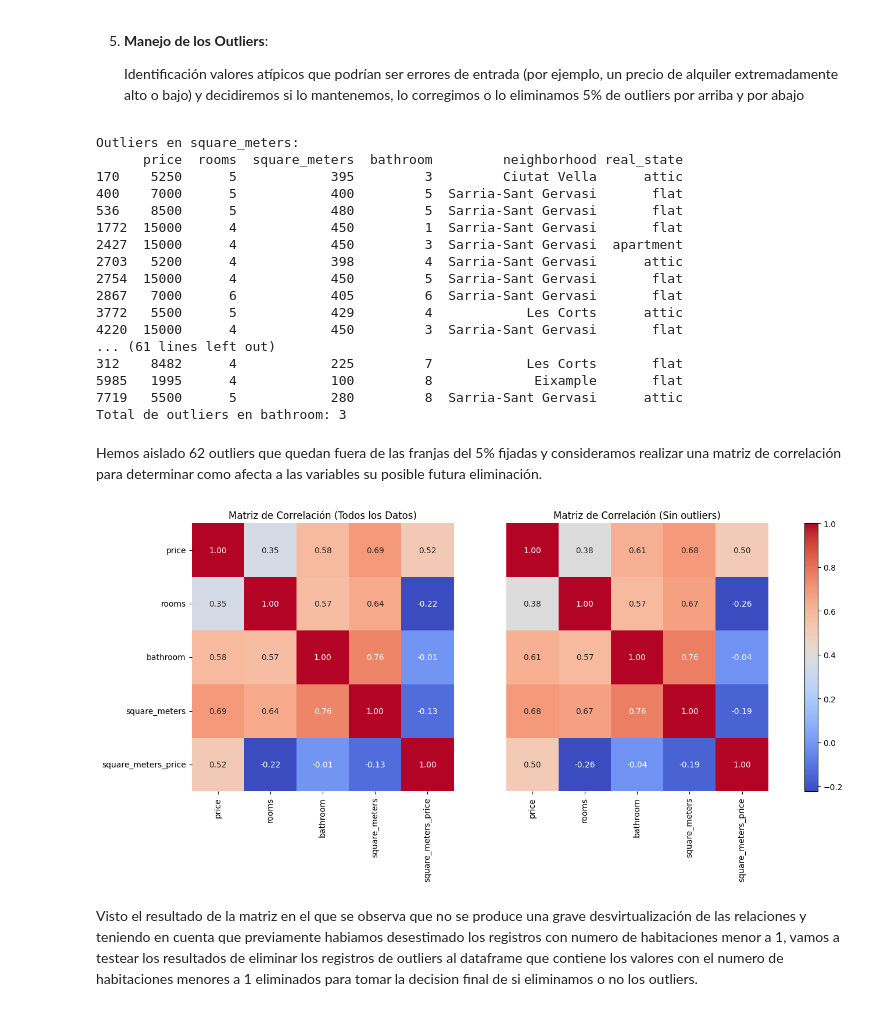
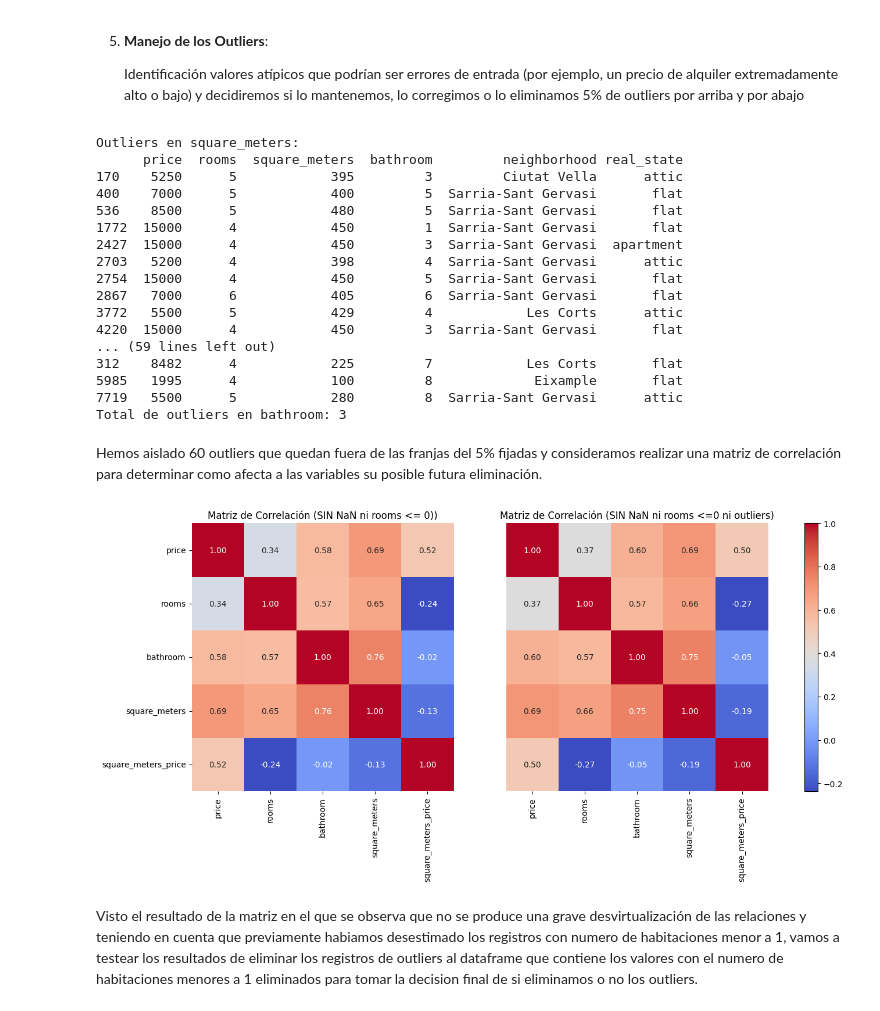
Before and after one commit to PEA-IA-DS-Proyecto-1/HomePricePredictorBCN, a Jupyter notebook: Extracción_y_preparación_de_datos.ipynb, the cells around one changed output. Cells and saved outputs as stored; diff of their text form; code cells hidden in the pictures.

Commit message:
Aplicados algunos conceptos explicados  ayer con Diego Polo para ajustar mas la limpieza de los datos.

```diff
--- a/Extracción_y_preparación_de_datos.ipynb
+++ b/Extracción_y_preparación_de_datos.ipynb
@@ -314,0 +411,13 @@ Tras todas la pruebas realizadas decidimos eliminar todos los registros que sien
+# %%
+#Implementación de la CONCLUSION
+
+# Aislar 4 outliers apartamento o estudio fuera de rango dentro del tipo
+outliers_cleaned_1 = result_df_clean.nlargest(4, 'square_meters')
+
+# Aislar outliers que no son ni apartamento ni estudio
+outliers_cleaned_2 = inconsistent_rooms_df[~inconsistent_rooms_df['real_state'].isin(['study', 'apartment'])]
+
+# Eliminar las filas del DataFrame df_clean
+outliers_todos = pd.concat([outliers_cleaned_1, outliers_cleaned_2])
+indices_a_eliminar = outliers_todos.index
+df_clean_1 = df_clean.drop(indices_a_eliminar)
@@ -378,10 +489,10 @@ Del estudio realizado se desprende que no es necesaria ningun tipo de actuación
 
     Identificación valores atípicos que podrían ser errores de entrada (por ejemplo, un precio de alquiler extremadamente alto o bajo) y decidiremos si lo mantenemos, lo corregimos o lo eliminamos 5% de outliers por arriba y por abajo
 # %%
-def find_outliers(df, column):
-    # Calcular el primer cuartil (Q1) y el tercer cuartil (Q3)
-    Q1 = df[column].quantile(0.05)
-    Q3 = df[column].quantile(0.95)
+def find_outliers(df_clean_1, column):
+    # Calcular el primer "cuartil" (Q1) y el tercer "cuartil" (Q3)
+    Q1 = df_clean_1[column].quantile(0.05)
+    Q3 = df_clean_1[column].quantile(0.95)
     IQR = Q3 - Q1
 
     # Definir los límites inferior y superior para los outliers
@@ -389,15 +500,15 @@ def find_outliers(df, column):
     upper_bound = Q3 + 1.5 * IQR
 
     # Identificar los outliers
-    outliers = df[(df[column] < lower_bound) | (df[column] > upper_bound)]
+    outliers = df_clean_1[(df_clean_1[column] < lower_bound) | (df_clean_1[column] > upper_bound)]
 
     return outliers
 
 # Encontrar outliers para cada columna
-outliers_square_meters = find_outliers(df, 'square_meters')[['Unnamed: 0', 'price', 'rooms', 'square_meters', 'bathroom', 'neighborhood', 'real_state']]
-outliers_price = find_outliers(df, 'price')[['Unnamed: 0', 'price', 'rooms', 'square_meters', 'bathroom', 'neighborhood', 'real_state']]
-outliers_rooms = find_outliers(df, 'rooms')[['Unnamed: 0', 'price', 'rooms', 'square_meters', 'bathroom', 'neighborhood', 'real_state']]
-outliers_bathroom = find_outliers(df, 'bathroom')[['Unnamed: 0', 'price', 'rooms', 'square_meters', 'bathroom', 'neighborhood', 'real_state']]
+outliers_square_meters = find_outliers(df_clean_1, 'square_meters')[['Unnamed: 0', 'price', 'rooms', 'square_meters', 'bathroom', 'neighborhood', 'real_state']]
+outliers_price = find_outliers(df_clean_1, 'price')[['Unnamed: 0', 'price', 'rooms', 'square_meters', 'bathroom', 'neighborhood', 'real_state']]
+outliers_rooms = find_outliers(df_clean_1, 'rooms')[['Unnamed: 0', 'price', 'rooms', 'square_meters', 'bathroom', 'neighborhood', 'real_state']]
+outliers_bathroom = find_outliers(df_clean_1, 'bathroom')[['Unnamed: 0', 'price', 'rooms', 'square_meters', 'bathroom', 'neighborhood', 'real_state']]
 
 # Imprimir resultados sin la columna 'Unnamed: 0' y contar los outliers
 def print_and_count_outliers(outliers, column_name):
@@ -422,40 +533,40 @@ Outliers en square_meters:
 2867   7000      6            405         6  Sarria-Sant Gervasi       flat
 3772   5500      5            429         4            Les Corts      attic
 4220  15000      4            450         3  Sarria-Sant Gervasi       flat
-... (61 lines left out)
+... (59 lines left out)
 312    8482      4            225         7            Les Corts       flat
 5985   1995      4            100         8             Eixample       flat
 7719   5500      5            280         8  Sarria-Sant Gervasi      attic
 Total de outliers en bathroom: 3
 # %% [markdown]
-Hemos aislado 62 outliers que quedan fuera de las franjas del 5% fijadas y consideramos realizar una matriz de correlación para determinar como afecta a las variables su posible futura eliminación.
+Hemos aislado 60 outliers que quedan fuera de las franjas del 5% fijadas y consideramos realizar una matriz de correlación para determinar como afecta a las variables su posible futura eliminación.
 # %%
 #Matriz de correlación considerando todos los valores y los todos los valores excepto los outliers
 
 # Seleccionar solo las columnas numéricas excepto la columna "Unnamed: 0" (esta ultima columna es el key)
-numeric_columns = df.select_dtypes(include=['number']).drop(columns=['Unnamed: 0'], errors='ignore').columns
+numeric_columns = df_clean.select_dtypes(include=['number']).drop(columns=['Unnamed: 0'], errors='ignore').columns
 
 # Calcular la matriz de correlación para todos los datos
-correlation_matrix_all = df[numeric_columns].corr()
+correlation_matrix_all = df_clean[numeric_columns].corr()
 
 # Calcular la matriz de correlación para los datos filtrados
 outliers_combined = pd.concat([outliers_square_meters, outliers_price, outliers_rooms, outliers_bathroom]).drop_duplicates() # Combinar todos los outliers en un solo DataFrame y eliminar  duplicados
-df_clean = df[~df['Unnamed: 0'].isin(outliers_combined['Unnamed: 0'])] # Eliminar los outliers del segundo dataset basándonos en la columna 'Unnamed: 0'
-correlation_matrix_filtered = df_clean[numeric_columns].corr()
+df_clean_1 = df_clean[~df_clean['Unnamed: 0'].isin(outliers_combined['Unnamed: 0'])] # Eliminar los outliers del segundo dataset basándonos en la columna 'Unnamed: 0'
+correlation_matrix_filtered = df_clean_1[numeric_columns].corr()
 
 # Crear la figura con 2 subplots
 fig, axes = plt.subplots(1, 2, figsize=(16, 6))
 
 # Subplots 1 y 2: Matriz de correlación para todos los datos y para los datos filtrados
 sns.heatmap(correlation_matrix_all, annot=True, cmap='coolwarm', fmt=".2f", ax=axes[0], cbar=False)
-axes[0].set_title('Matriz de Correlación (Todos los Datos)')
+axes[0].set_title('Matriz de Correlación (SIN NaN ni rooms <= 0))')
 sns.heatmap(correlation_matrix_filtered, annot=True, cmap='coolwarm', fmt=".2f", ax=axes[1], cbar=False, yticklabels=False)
-axes[1].set_title('Matriz de Correlación (Sin outliers)')
+axes[1].set_title('Matriz de Correlación (SIN NaN ni rooms <=0 ni outliers)')
 
 fig.colorbar(axes[0].collections[0], ax=axes, location="right") # Añadir una sola colorbar
 plt.show()
 # %% [output]
-[figure, old version]
+[figure, new version]
 # %% [markdown]
 Visto el resultado de la matriz en el que se observa que no se produce una grave desvirtualización de las relaciones y teniendo en cuenta que previamente habiamos desestimado los registros con numero de habitaciones menor a 1, vamos a testear los resultados de eliminar los registros de outliers al dataframe que contiene los valores con el numero de habitaciones menores a 1 eliminados para tomar la decision final de si eliminamos o no los outliers.
 # %%
```
Also changed, not shown: parts of 22 cells of this notebook.
